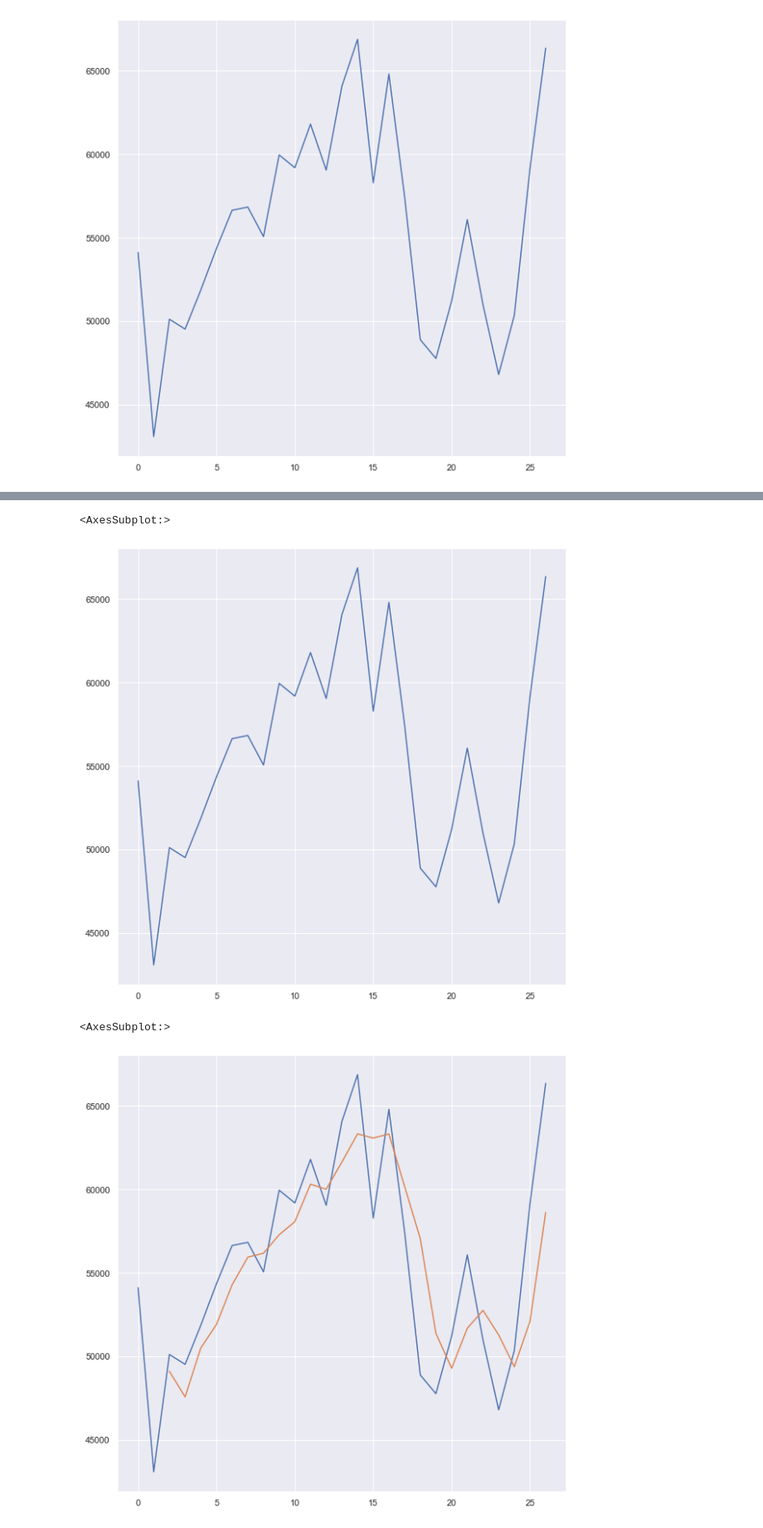
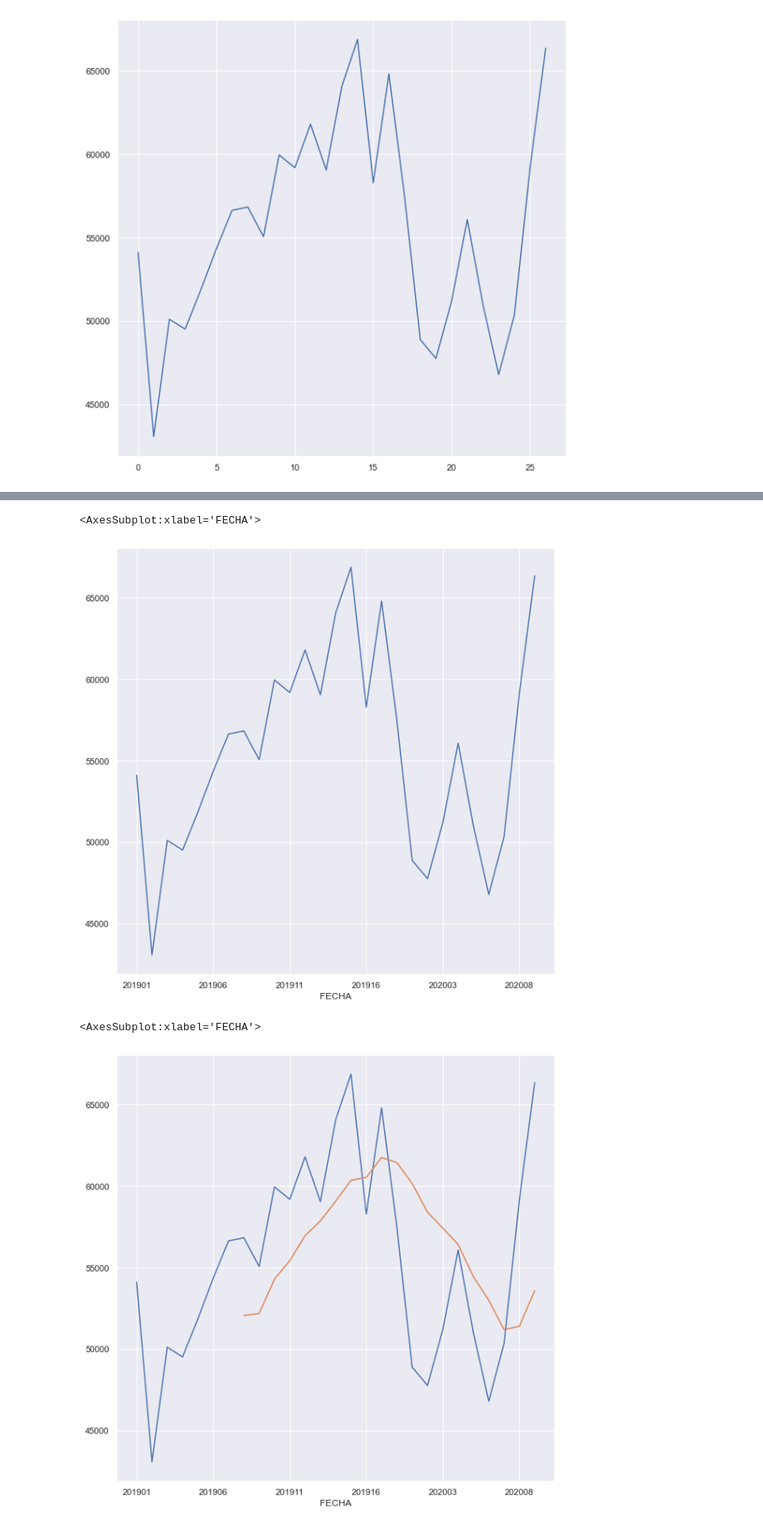
Before and after one commit to ignacio1511/Azzorti-Challenge, a Jupyter notebook: pregunta3.ipynb, the cells around one changed output, grey strips where cells are left out. Shown: that part at 83% size. Saved outputs shown, nothing was run; the diff lists cells and outputs as text; code cells hidden in the pictures.

```diff
--- a/pregunta3.ipynb
+++ b/pregunta3.ipynb
@@ -285,4 +273,4 @@ df
 # %%
 ##df["FECHA"] = pd.to_datetime(df["FECHA"])
-# df = df.reset_index().set_index("FECHA")
-# df
+df = df.set_index("FECHA")
+df
@@ -289,12 +296,12 @@ df
 # %%
 df["PEDIDOS_TOTALES"].plot(figsize =(10,10))
 # %% [output]
-<AxesSubplot:>
+<AxesSubplot:xlabel='FECHA'>
-[figure, old version]
+[figure, new version]
 # %%
 df["PEDIDOS_TOTALES"].plot(figsize =(10,10))
-df['PEDIDOS_TOTALES'].rolling(window=3).mean().plot() ## se observa una demanda estacionaria
+df['PEDIDOS_TOTALES'].rolling(window=8).mean().plot()
 # %% [output]
-<AxesSubplot:>
+<AxesSubplot:xlabel='FECHA'>
-[figure, old version]
+[figure, new version]
 # %%
```
Also changed, not shown: parts of 23 cells of this notebook, 9 other files.
